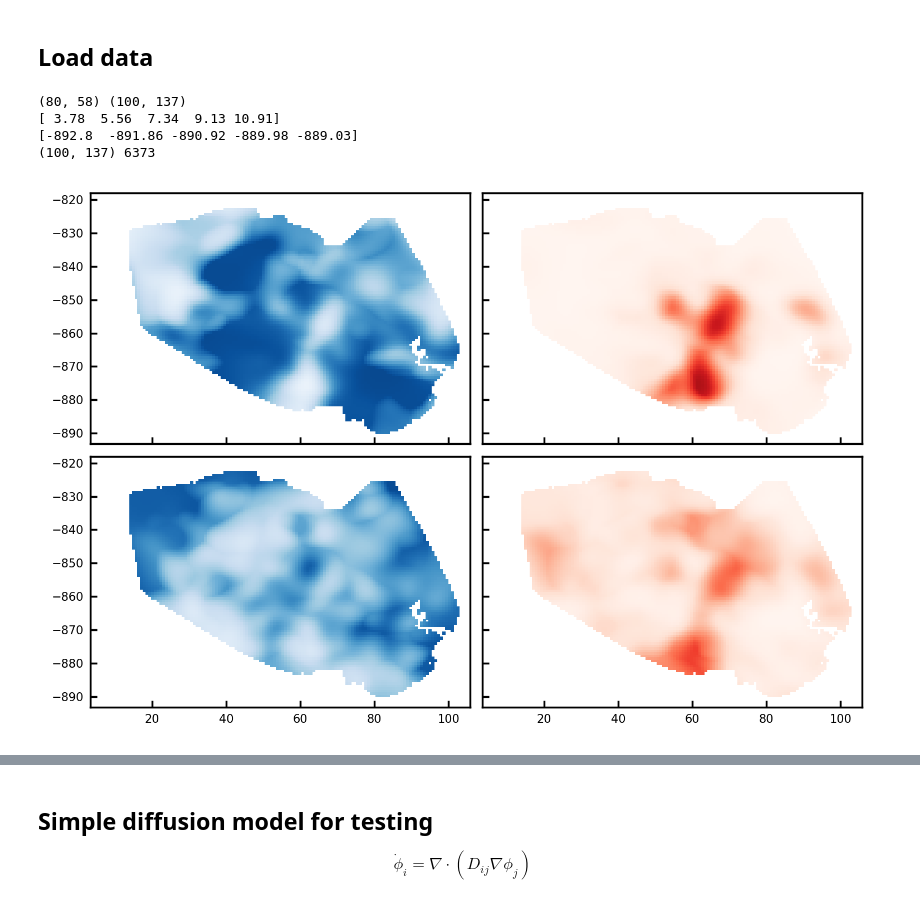
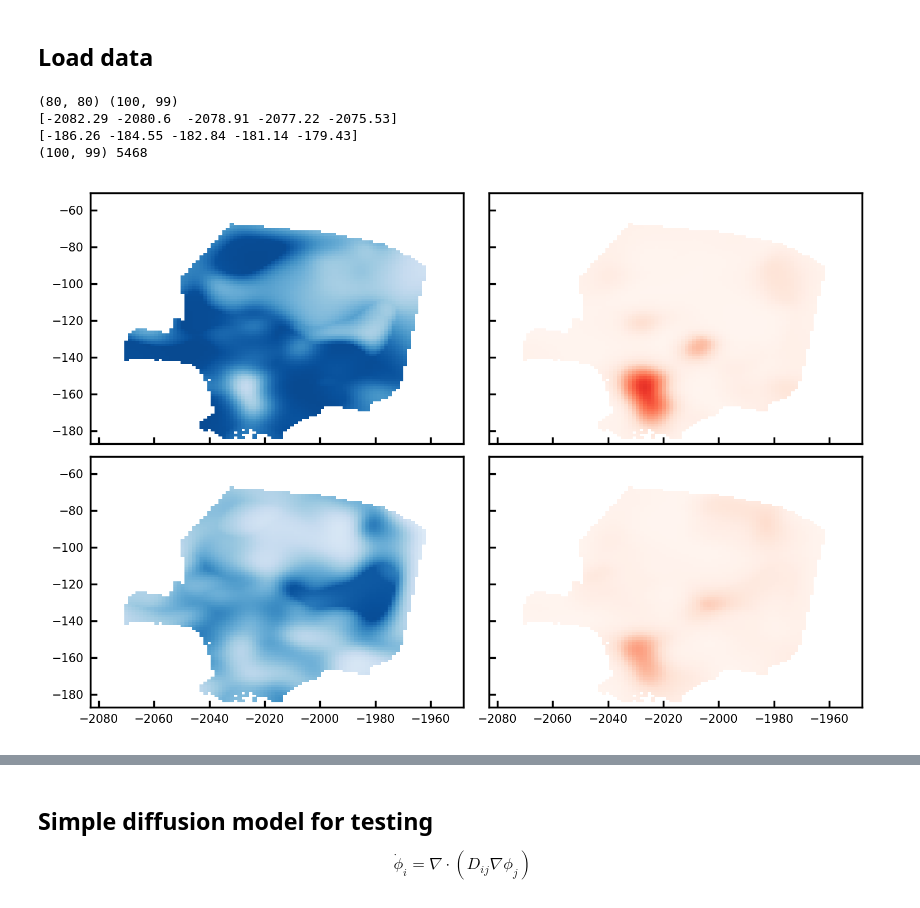
Before and after one commit to jcolen/sociohydro, a Jupyter notebook: Fenics_data.ipynb, the cells around one changed output, grey strips where cells are left out. Cells and saved outputs as stored; diff of their text form; code cells hidden in the pictures.

```diff
--- a/Fenics_data.ipynb
+++ b/Fenics_data.ipynb
@@ -33,7 +33,7 @@ from scipy.interpolate import griddata
 Load and plot data from HDF5 files
 '''
 
-county = 'harris_TX'
+county = 'la_CA'
 
 with h5py.File(f"data/{county}.hdf5", "r") as d:
     x_grid = d["x_grid"][:] / 1e3
@@ -60,38 +60,38 @@ with h5py.File(f"data/{county}.hdf5", "r") as d:
     for ii in range(w_grid.shape[0]):
         W_grid.append(smooth_with_fill(w_grid[ii], sigma=3))
         B_grid.append(smooth_with_fill(b_grid[ii], sigma=3))
 
 
     #y_grid, x_grid = Y_grid, X_grid
     w_grid = np.stack(W_grid)
     b_grid = np.stack(B_grid)
 
     #Convert to occupation fraction
     max_grid = (w_grid + b_grid).max(axis=0) * 1.1
     w_grid /= max_grid
     b_grid /= max_grid
 
 
 mask = np.any(np.logical_or(np.isnan(w_grid), np.isnan(b_grid)), axis=0)
 print(mask.shape, np.sum(mask))
 
 T = np.array([1980, 1990, 2000, 2010, 2020])
 kwargs = dict(x_grid=x_grid, y_grid=y_grid, wmax=8000, bmax=5000, smax=5, max_grid=max_grid)
 
 fig, ax = plt.subplots(2, 2, sharey=True, sharex=True)
 
 ax[0,0].pcolormesh(x_grid, y_grid, w_grid[0], cmap='Blues', vmax=1, vmin=0)
 ax[0,1].pcolormesh(x_grid, y_grid, b_grid[0], cmap='Reds', vmax=1, vmin=0)
 ax[1,0].pcolormesh(x_grid, y_grid, w_grid[4], cmap='Blues', vmax=1, vmin=0)
 ax[1,1].pcolormesh(x_grid, y_grid, b_grid[4], cmap='Reds', vmax=1, vmin=0)
 
 plt.tight_layout()
 # %% [output]
-(80, 58) (100, 137)
-[ 3.78  5.56  7.34  9.13 10.91]
-[-892.8  -891.86 -890.92 -889.98 -889.03]
-(100, 137) 6373
+(80, 80) (100, 99)
+[-2082.29 -2080.6  -2078.91 -2077.22 -2075.53]
+[-186.26 -184.55 -182.84 -181.14 -179.43]
+(100, 99) 5468
-[figure, old version]
+[figure, new version]
 # %%
 import pygmsh
 import cv2
```
Also changed, not shown: parts of 1 cell of this notebook, 19 other files.
